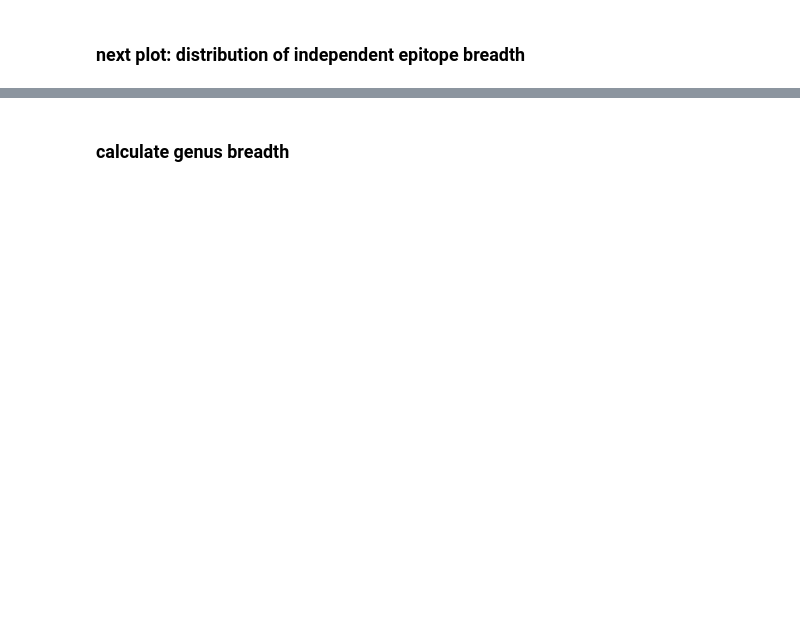
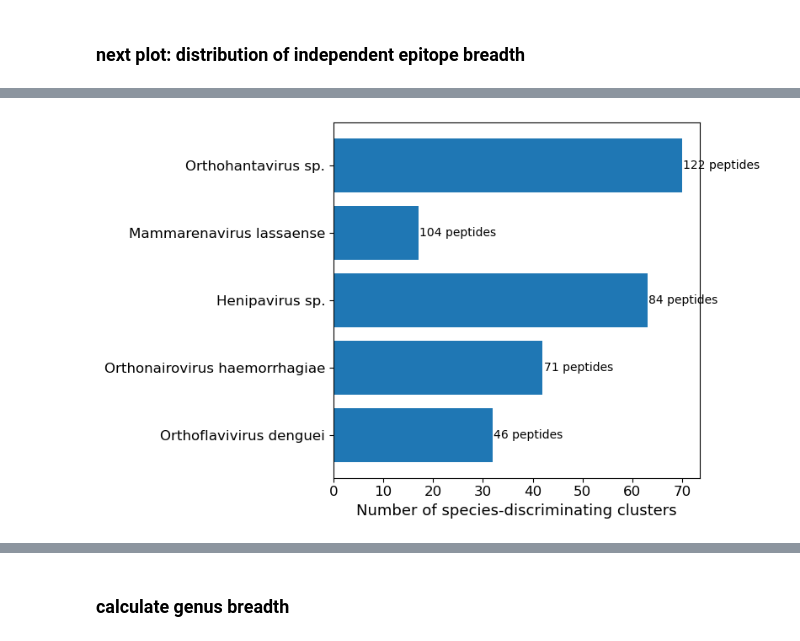
Before and after one commit to sporak577/lasv_phipseq_2026, a Jupyter notebook: Analysis_w_cluster_assignment_090426.ipynb/cluster_based_analysis_090526.ipynb, the cells around one changed output, grey strips where cells are left out. Drawn from its saved outputs; the diff is of its cells as text; code cells hidden in the pictures; blank space fills up the shorter version.

```diff
--- a/Analysis_w_cluster_assignment_090426.ipynb/cluster_based_analysis_090526.ipynb
+++ b/Analysis_w_cluster_assignment_090426.ipynb/cluster_based_analysis_090526.ipynb
@@ -481,0 +508,50 @@ plt.show()
+# %%
+species_support = (
+    hits_species_specific
+    .groupby('species')
+    .agg(
+        n_peptides=('peptide', 'nunique'),
+        n_clusters=('cluster_id', 'nunique')
+    )
+    .reset_index()
+)
+
+species_support = (
+    species_support
+    .set_index('species')
+    .reindex(species_order)
+    .reset_index()
+)
+# %%
+fig, ax = plt.subplots(figsize=(8, 5))
+
+ax.barh(
+    species_support['species'],
+    species_support['n_clusters']
+)
+
+ax.set_xlabel(
+    'Number of species-discriminating clusters',
+    fontsize=13
+)
+
+ax.set_ylabel('')
+ax.tick_params(axis='x', labelsize=12)
+ax.tick_params(axis='y', labelsize=12)
+
+for i, row in species_support.iterrows():
+
+    ax.text(
+        row['n_clusters'] + 0.2,
+        i,
+        f"{row['n_peptides']} peptides",
+        va='center',
+        fontsize=10
+    )
+
+ax.invert_yaxis()
+
+plt.tight_layout()
+plt.show()
+# %% [output]
+[figure, added]
```
Also changed, not shown: parts of 17 cells of this notebook, 1 other file.
